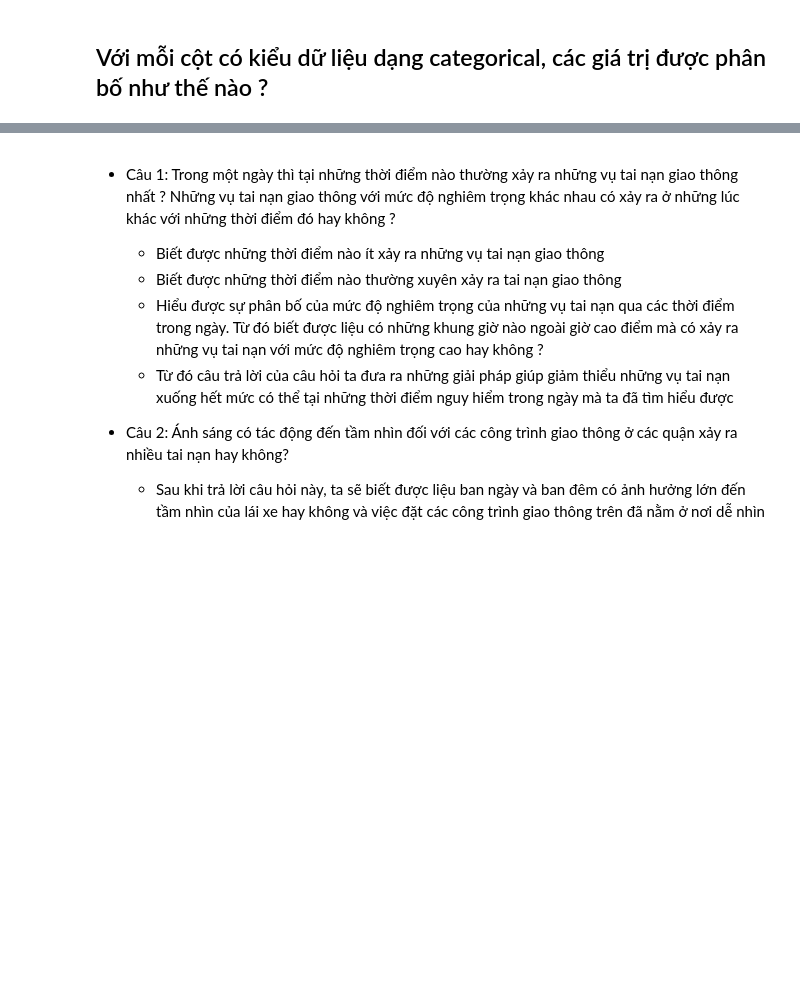
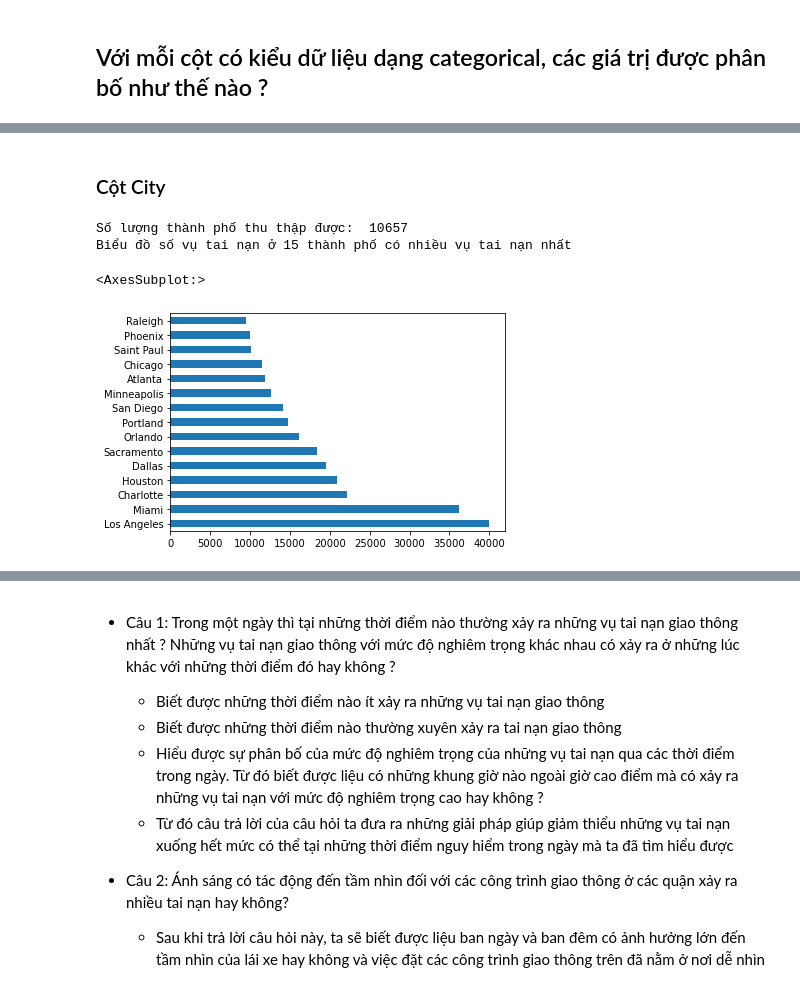
Before and after one commit to vuongthanhan-19127326/dackltkhdl, a Jupyter notebook: projectfinal.ipynb, the cells around one changed output, grey strips where cells are left out. Drawn from its saved outputs; the diff is of its cells as text; code cells hidden in the pictures; blank space fills up the shorter version.

```diff
--- a/projectfinal.ipynb
+++ b/projectfinal.ipynb
@@ -534 +609,13 @@ diff_vals       [Night, Day]
 [3 rows x 31 columns]
+# %% [markdown]
+### Cột City
+# %%
+cities_by_accident = accidents_df.City.value_counts()
+print("Số lượng thành phố thu thập được: " ,len(cities_by_accident))
+print("Biểu đồ số vụ tai nạn ở 15 thành phố có nhiều vụ tai nạn nhất")
+cities_by_accident[:15].plot(kind='barh')
+# %% [output]
+Số lượng thành phố thu thập được:  10657
+Biểu đồ số vụ tai nạn ở 15 thành phố có nhiều vụ tai nạn nhất
+<AxesSubplot:>
+[figure, added]
```
Also changed, not shown: parts of 125 cells of this notebook.
